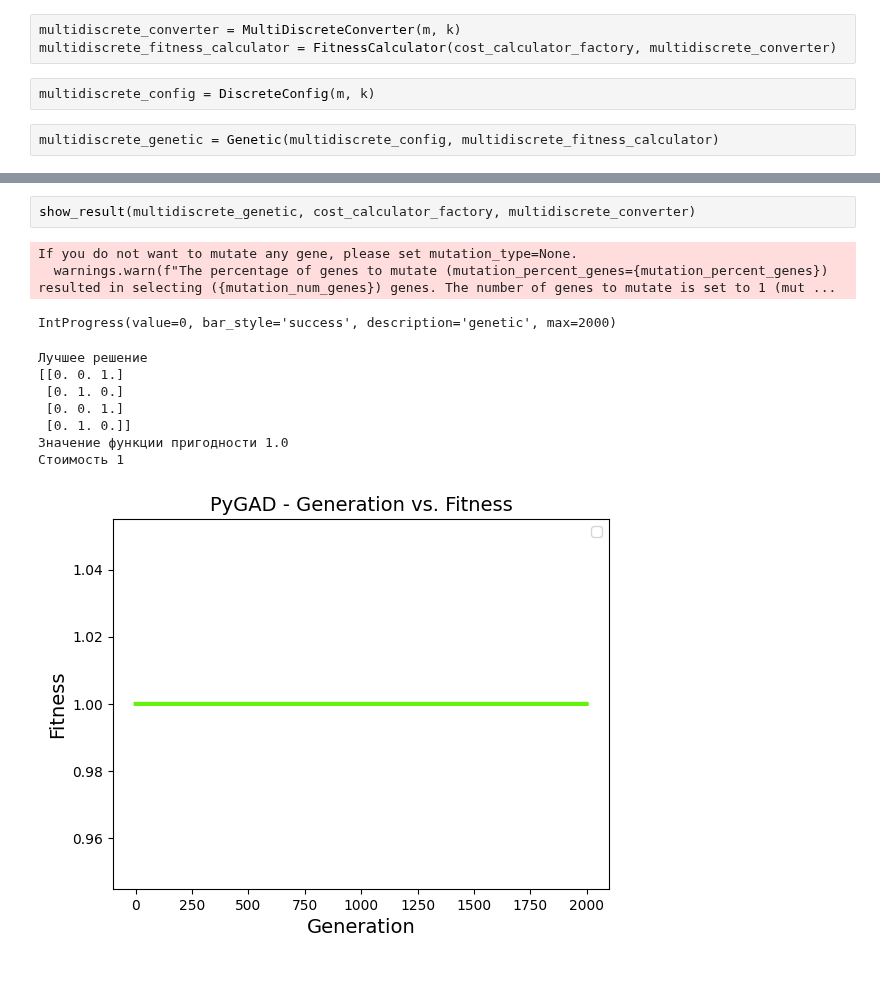
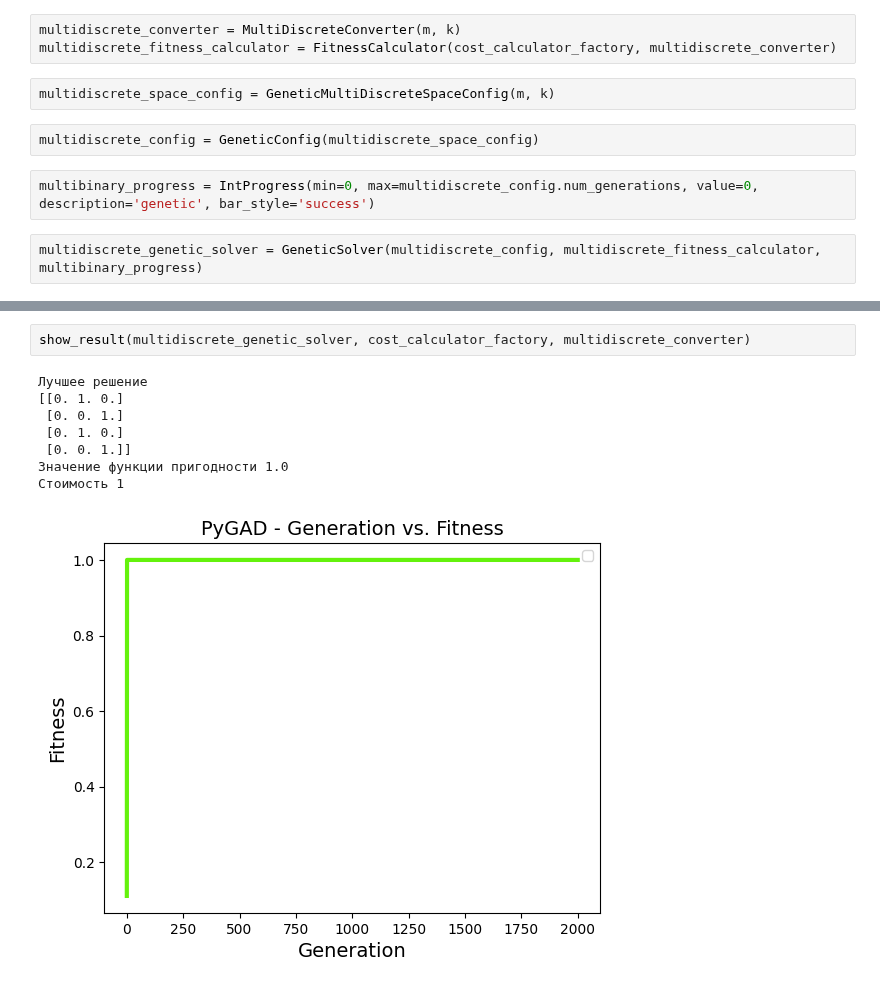
Before and after one commit to Dambr/yewking, a Jupyter notebook: task_description/genetic_algorithm.ipynb, the cells around one changed output, grey strips where cells are left out. Drawn from its saved outputs; the diff is of its cells as text.

```diff
--- a/task_description/genetic_algorithm.ipynb
+++ b/task_description/genetic_algorithm.ipynb
@@ -164,6 +83,10 @@ multibinary_genetic = Genetic(multibinary_config, multibinary_fitness_calculator
 multidiscrete_converter = MultiDiscreteConverter(m, k)
 multidiscrete_fitness_calculator = FitnessCalculator(cost_calculator_factory, multidiscrete_converter)
 # %%
-multidiscrete_config = DiscreteConfig(m, k)
+multidiscrete_space_config = GeneticMultiDiscreteSpaceConfig(m, k)
+# %%
+multidiscrete_config = GeneticConfig(multidiscrete_space_config)
+# %%
+multibinary_progress = IntProgress(min=0, max=multidiscrete_config.num_generations, value=0, description='genetic', bar_style='success')
 # %%
-multidiscrete_genetic = Genetic(multidiscrete_config, multidiscrete_fitness_calculator)
+multidiscrete_genetic_solver = GeneticSolver(multidiscrete_config, multidiscrete_fitness_calculator, multibinary_progress)
@@ -182,14 +112,11 @@ IntProgress(value=0, bar_style='success', description='genetic', max=2000)
 # %%
-show_result(multidiscrete_genetic, cost_calculator_factory, multidiscrete_converter)
+show_result(multidiscrete_genetic_solver, cost_calculator_factory, multidiscrete_converter)
 # %% [output]
-If you do not want to mutate any gene, please set mutation_type=None.
-  warnings.warn(f"The percentage of genes to mutate (mutation_percent_genes={mutation_percent_genes}) resulted in selecting ({mutation_num_genes}) genes. The number of genes to mutate is set to 1 (mut ...
+Лучшее решение
+[[0. 1. 0.]
+ [0. 0. 1.]
+ [0. 1. 0.]
+ [0. 0. 1.]]
+Значение функции пригодности 1.0
+Стоимость 1
-IntProgress(value=0, bar_style='success', description='genetic', max=2000)
-Лучшее решение
-[[0. 0. 1.]
- [0. 1. 0.]
- [0. 0. 1.]
- [0. 1. 0.]]
-Значение функции пригодности 1.0
-Стоимость 1
-[figure, old version]
+[figure, new version]
```
Also changed, not shown: parts of 15 cells of this notebook, 11 other files.
